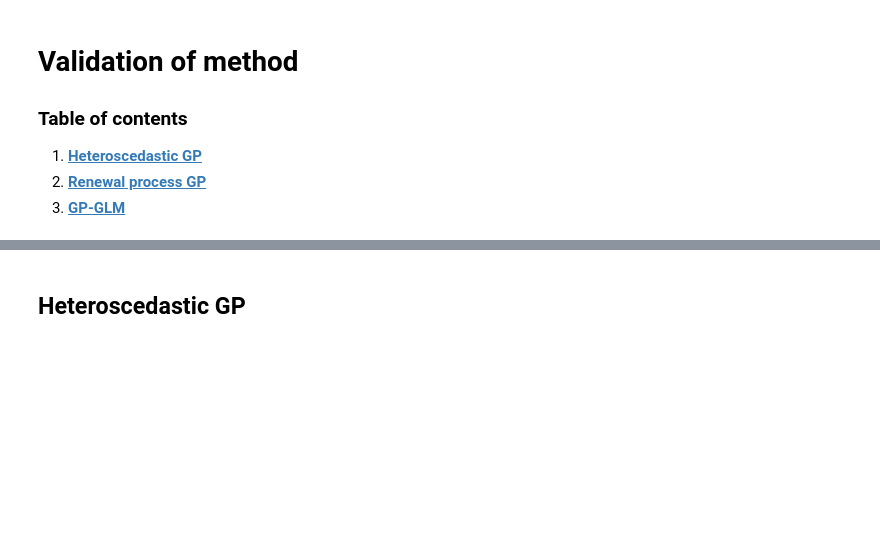
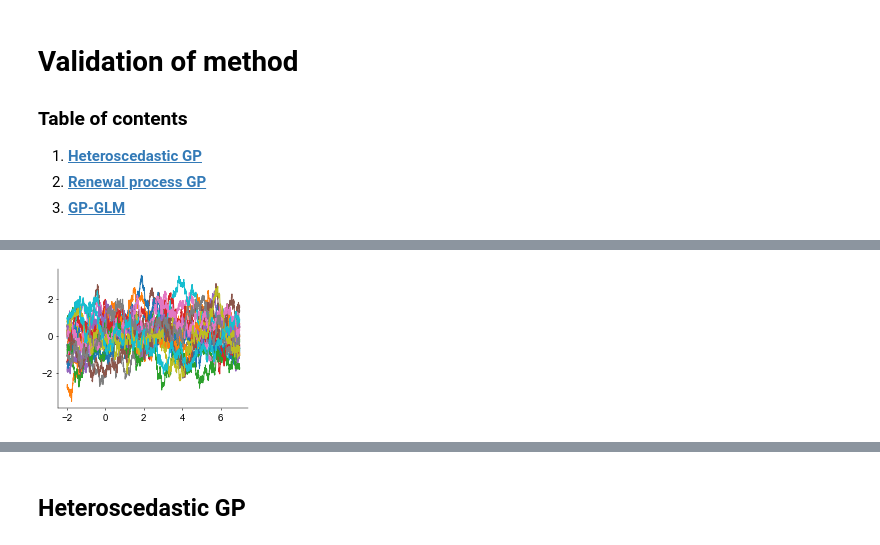
Before and after one commit to davindicode/nonparametric-nonrenewal-process, a Jupyter notebook: notebooks/GPR_1D.ipynb, the cells around one changed output, grey strips where cells are left out. Cells and saved outputs as stored; diff of their text form; code cells hidden in the pictures; blank space fills up the shorter version.

```diff
--- a/notebooks/GPR.ipynb
+++ b/notebooks/GPR_1D.ipynb
@@ -42,0 +180,7 @@ plt.style.use(['../paper.mplstyle'])
+# %%
+for n in range(num_samps):
+    plt.plot(t_eval, prior_samples[:, n, 1])
+
+plt.show()
+# %% [output]
+[figure, added]
```
Also changed, not shown: parts of 11 cells of this notebook, 15 other files.
